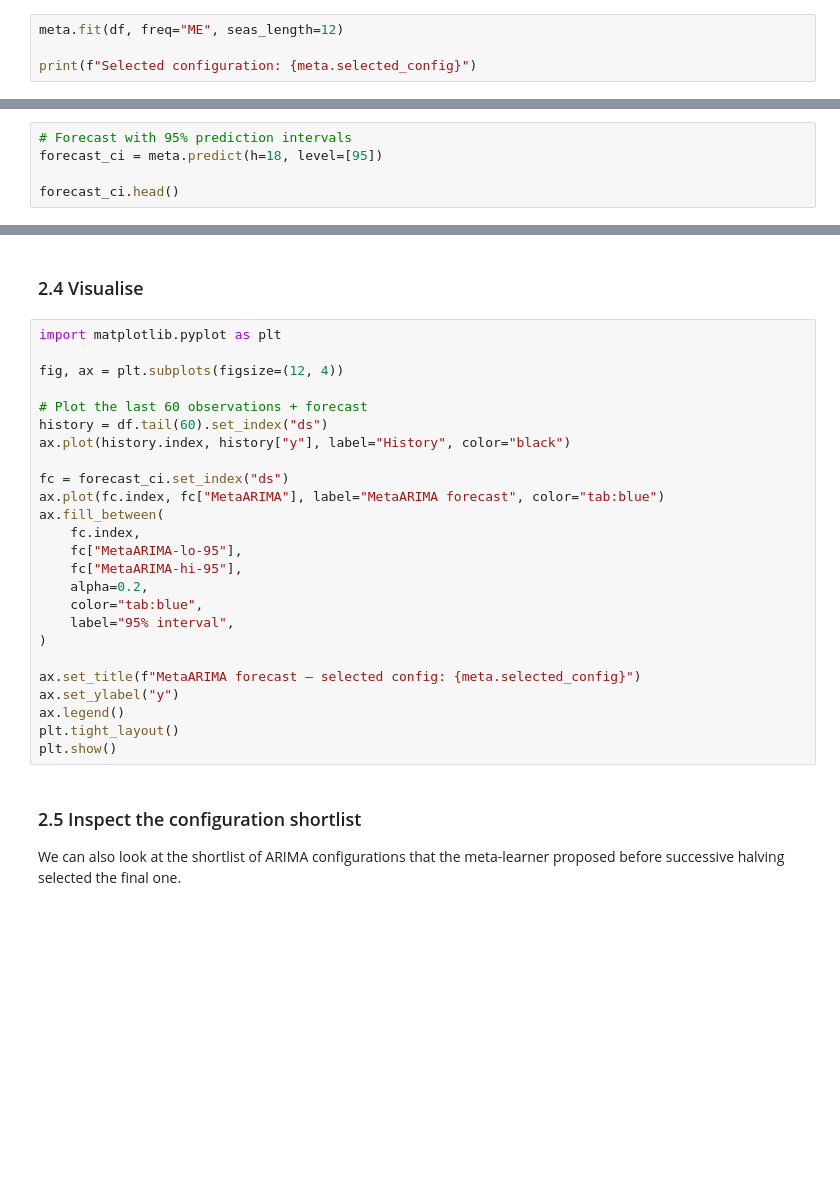
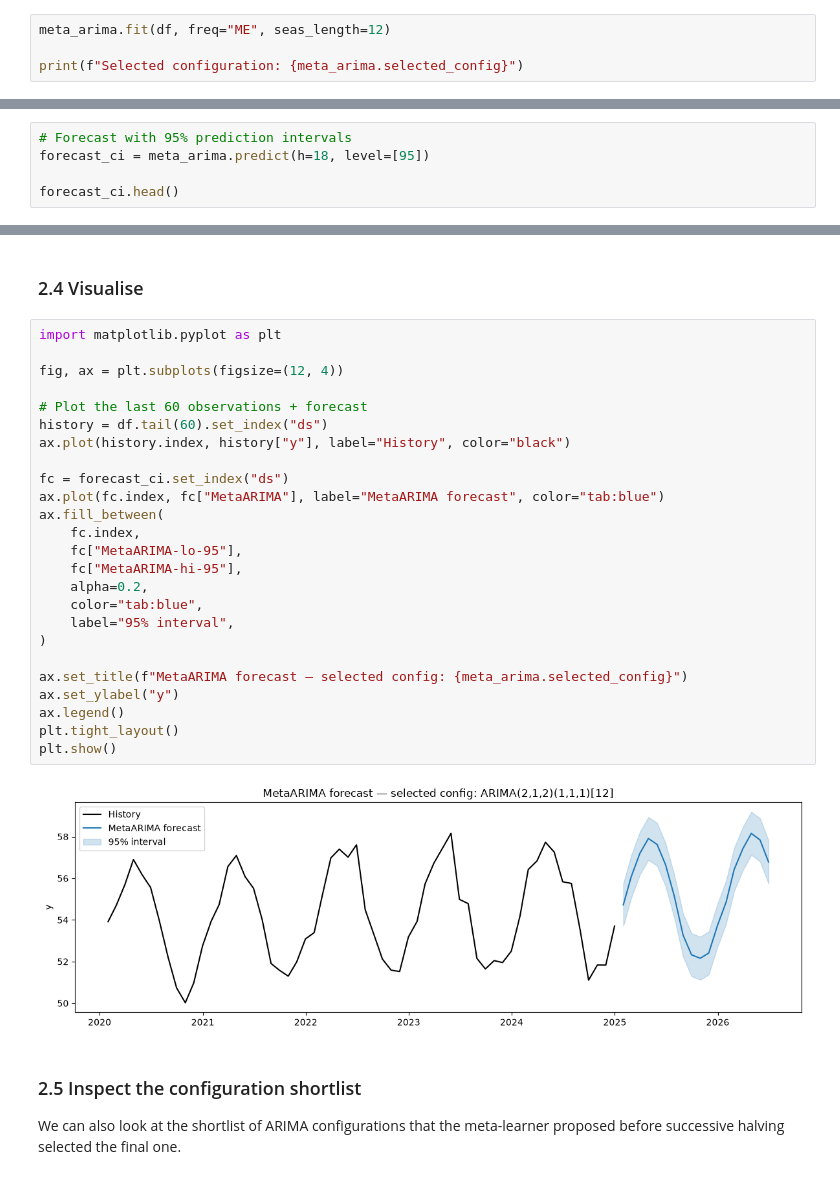
Before and after one commit to vcerqueira/metaforecast, a Jupyter notebook: notebooks/08-metaarima.ipynb, the cells around one changed output, grey strips where cells are left out. Cells and saved outputs as stored; diff of their text form; blank space fills up the shorter version.

```diff
--- a/notebooks/08-metaarima.ipynb
+++ b/notebooks/08-metaarima.ipynb
@@ -175,6 +185,6 @@ df.set_index("ds")["y"].plot(
 # %% [markdown]
 ### 2.3 Fit and forecast
 # %%
-meta.fit(df, freq="ME", seas_length=12)
+meta_arima.fit(df, freq="ME", seas_length=12)
 
-print(f"Selected configuration: {meta.selected_config}")
+print(f"Selected configuration: {meta_arima.selected_config}")
@@ -186,5 +205,5 @@ forecast.head()
 # %%
 # Forecast with 95% prediction intervals
-forecast_ci = meta.predict(h=18, level=[95])
+forecast_ci = meta_arima.predict(h=18, level=[95])
 
 forecast_ci.head()
@@ -193,28 +219,30 @@ forecast_ci.head()
 # %%
 import matplotlib.pyplot as plt
 
 fig, ax = plt.subplots(figsize=(12, 4))
 
 # Plot the last 60 observations + forecast
 history = df.tail(60).set_index("ds")
 ax.plot(history.index, history["y"], label="History", color="black")
 
 fc = forecast_ci.set_index("ds")
 ax.plot(fc.index, fc["MetaARIMA"], label="MetaARIMA forecast", color="tab:blue")
 ax.fill_between(
     fc.index,
     fc["MetaARIMA-lo-95"],
     fc["MetaARIMA-hi-95"],
     alpha=0.2,
     color="tab:blue",
     label="95% interval",
 )
 
-ax.set_title(f"MetaARIMA forecast — selected config: {meta.selected_config}")
+ax.set_title(f"MetaARIMA forecast — selected config: {meta_arima.selected_config}")
 ax.set_ylabel("y")
 ax.legend()
 plt.tight_layout()
 plt.show()
+# %% [output]
+[figure, added]
 # %% [markdown]
 ### 2.5 Inspect the configuration shortlist
 
```
Also changed, not shown: parts of 12 cells of this notebook, 4 other files.
